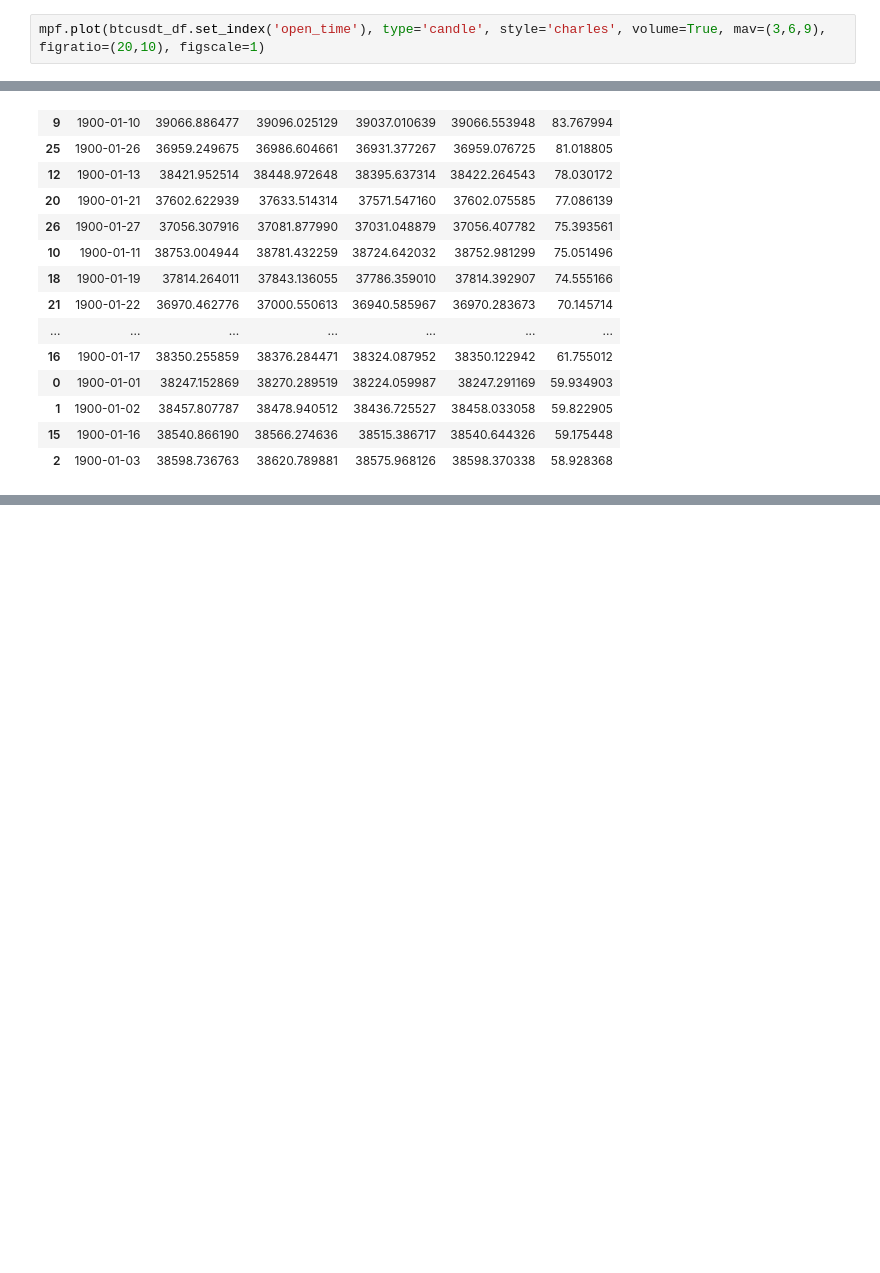
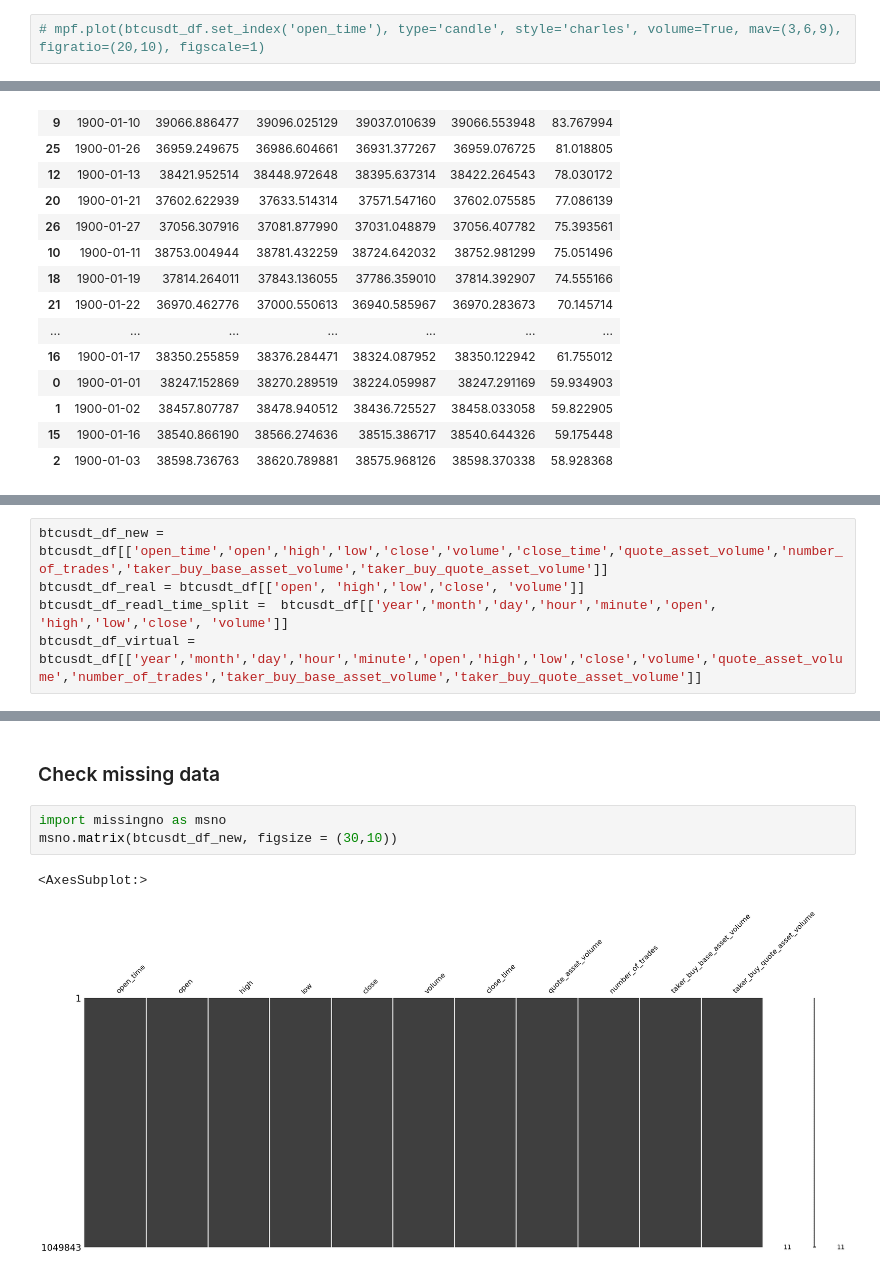
Before and after one commit to An-Tran-2001/Use-Your-Brain-To-Gamble, a Jupyter notebook: Data_normalization.ipynb, the cells around one changed output, grey strips where cells are left out. Drawn from its saved outputs; the diff is of its cells as text; blank space fills up the shorter version.

```diff
--- a/Data_normalization.ipynb
+++ b/Data_normalization.ipynb
@@ -673,2 +674,2 @@ import mplfinance as mpf
 # %%
-mpf.plot(btcusdt_df.set_index('open_time'), type='candle', style='charles', volume=True, mav=(3,6,9), figratio=(20,10), figscale=1)
+# mpf.plot(btcusdt_df.set_index('open_time'), type='candle', style='charles', volume=True, mav=(3,6,9), figratio=(20,10), figscale=1)
@@ -790,0 +885,5 @@ df_day.sort_values(by='volume', ascending=False)
+# %%
+btcusdt_df_new = btcusdt_df[['open_time','open','high','low','close','volume','close_time','quote_asset_volume','number_of_trades','taker_buy_base_asset_volume','taker_buy_quote_asset_volume']]
+btcusdt_df_real = btcusdt_df[['open', 'high','low','close', 'volume']]
+btcusdt_df_readl_time_split =  btcusdt_df[['year','month','day','hour','minute','open', 'high','low','close', 'volume']]
+btcusdt_df_virtual = btcusdt_df[['year','month','day','hour','minute','open','high','low','close','volume','quote_asset_volume','number_of_trades','taker_buy_base_asset_volume','taker_buy_quote_asset_volume']]
@@ -790,0 +926,8 @@ df_day.sort_values(by='volume', ascending=False)
+# %% [markdown]
+### Check missing data
+# %%
+import missingno as msno
+msno.matrix(btcusdt_df_new, figsize = (30,10))
+# %% [output]
+<AxesSubplot:>
+[figure, added]
```
Also changed, not shown: parts of 28 cells of this notebook.
